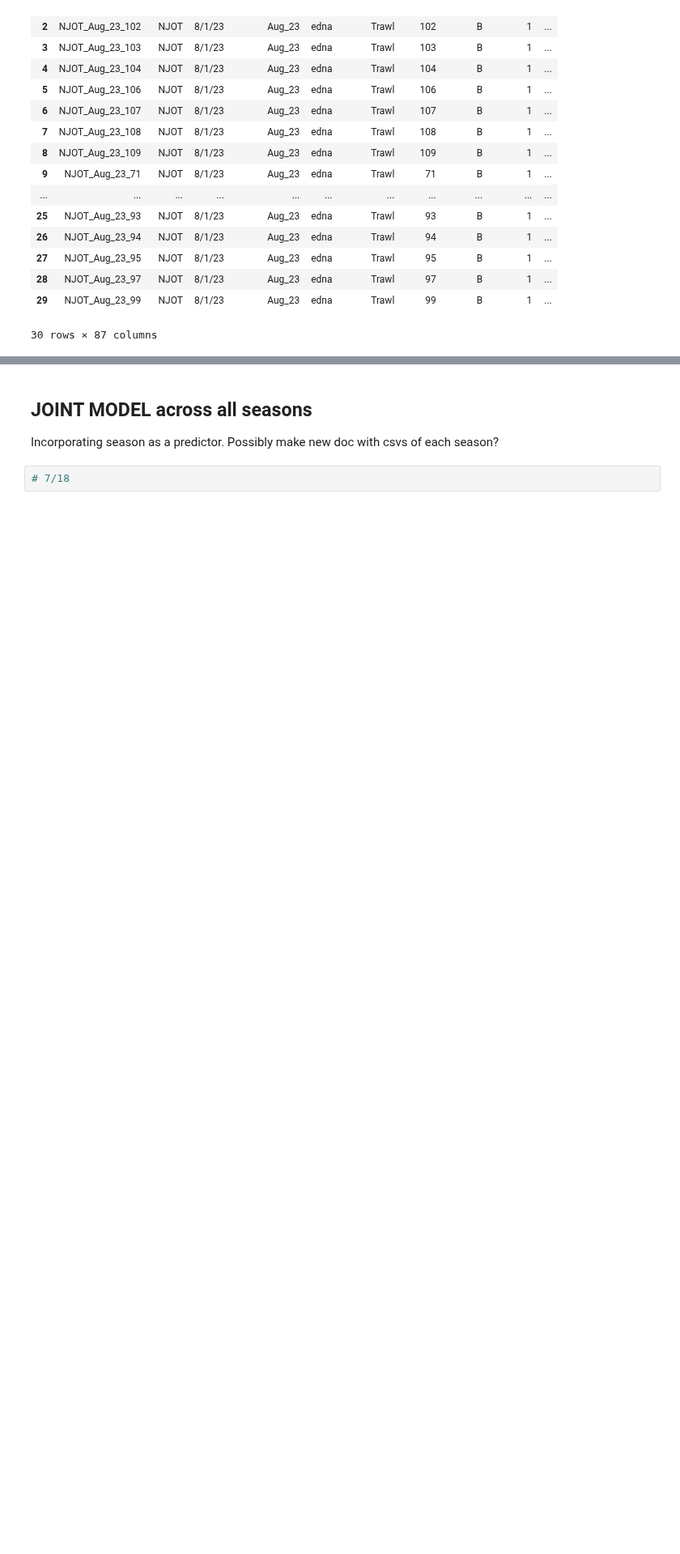
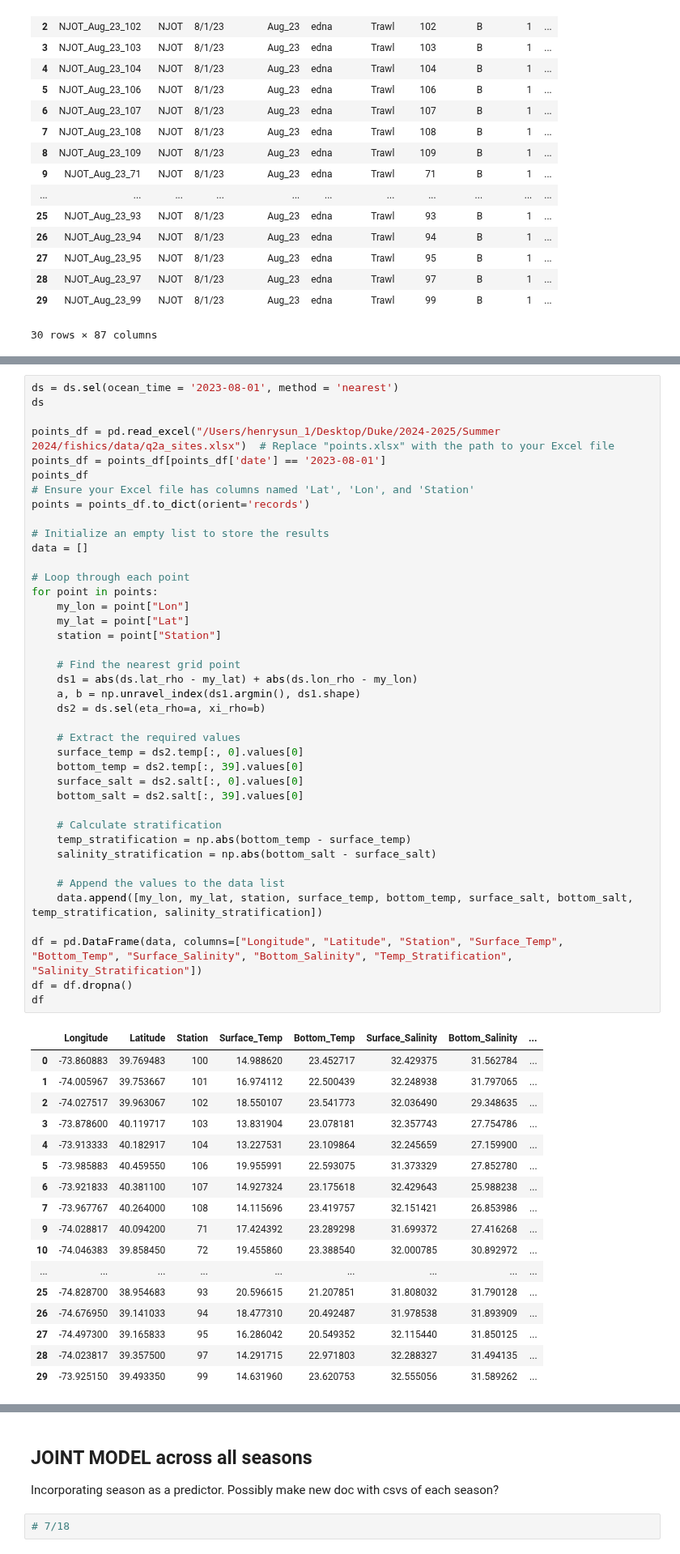
Before and after one commit to henrysun9074/fishics, a Jupyter notebook: models/q2a_seasons.ipynb, the cells around one changed output, grey strips where cells are left out. Shown at 81% size. Saved outputs shown, nothing was run; the diff lists cells and outputs as text; blank space fills up the shorter version.

```diff
--- a/models/q2a_seasons.ipynb
+++ b/models/q2a_seasons.ipynb
@@ -297,0 +316,58 @@ ds
+# %%
+ds = ds.sel(ocean_time = '2023-08-01', method = 'nearest')
+ds
+
+points_df = pd.read_excel("/Users/henrysun_1/Desktop/Duke/2024-2025/Summer 2024/fishics/data/q2a_sites.xlsx")  # Replace "points.xlsx" with the path to your Excel file
+points_df = points_df[points_df['date'] == '2023-08-01']
+points_df
+# Ensure your Excel file has columns named 'Lat', 'Lon', and 'Station'
+points = points_df.to_dict(orient='records')
+
+# Initialize an empty list to store the results
+data = []
+
+# Loop through each point
+for point in points:
+    my_lon = point["Lon"]
+    my_lat = point["Lat"]
+    station = point["Station"]
+
+    # Find the nearest grid point
+    ds1 = abs(ds.lat_rho - my_lat) + abs(ds.lon_rho - my_lon)
+    a, b = np.unravel_index(ds1.argmin(), ds1.shape)
+    ds2 = ds.sel(eta_rho=a, xi_rho=b)
+
+    # Extract the required values
+    surface_temp = ds2.temp[:, 0].values[0]
+    bottom_temp = ds2.temp[:, 39].values[0]
+    surface_salt = ds2.salt[:, 0].values[0]
+    bottom_salt = ds2.salt[:, 39].values[0]
+
+    # Calculate stratification
+    temp_stratification = np.abs(bottom_temp - surface_temp)
+    salinity_stratification = np.abs(bottom_salt - surface_salt)
+
+    # Append the values to the data list
+    data.append([my_lon, my_lat, station, surface_temp, bottom_temp, surface_salt, bottom_salt, temp_stratification, salinity_stratification])
+
+df = pd.DataFrame(data, columns=["Longitude", "Latitude", "Station", "Surface_Temp", "Bottom_Temp", "Surface_Salinity", "Bottom_Salinity", "Temp_Stratification", "Salinity_Stratification"])
+df = df.dropna()
+df
+# %% [output]
+|  | Longitude | Latitude | Station | Surface_Temp | Bottom_Temp | Surface_Salinity | Bottom_Salinity | ... |
+| 0 | -73.860883 | 39.769483 | 100 | 14.988620 | 23.452717 | 32.429375 | 31.562784 | ... |
+| 1 | -74.005967 | 39.753667 | 101 | 16.974112 | 22.500439 | 32.248938 | 31.797065 | ... |
+| 2 | -74.027517 | 39.963067 | 102 | 18.550107 | 23.541773 | 32.036490 | 29.348635 | ... |
+| 3 | -73.878600 | 40.119717 | 103 | 13.831904 | 23.078181 | 32.357743 | 27.754786 | ... |
+| 4 | -73.913333 | 40.182917 | 104 | 13.227531 | 23.109864 | 32.245659 | 27.159900 | ... |
+| 5 | -73.985883 | 40.459550 | 106 | 19.955991 | 22.593075 | 31.373329 | 27.852780 | ... |
+| 6 | -73.921833 | 40.381100 | 107 | 14.927324 | 23.175618 | 32.429643 | 25.988238 | ... |
+| 7 | -73.967767 | 40.264000 | 108 | 14.115696 | 23.419757 | 32.151421 | 26.853986 | ... |
+| 9 | -74.028817 | 40.094200 | 71 | 17.424392 | 23.289298 | 31.699372 | 27.416268 | ... |
+| 10 | -74.046383 | 39.858450 | 72 | 19.455860 | 23.388540 | 32.000785 | 30.892972 | ... |
+| ... | ... | ... | ... | ... | ... | ... | ... | ... |
+| 25 | -74.828700 | 38.954683 | 93 | 20.596615 | 21.207851 | 31.808032 | 31.790128 | ... |
+| 26 | -74.676950 | 39.141033 | 94 | 18.477310 | 20.492487 | 31.978538 | 31.893909 | ... |
+| 27 | -74.497300 | 39.165833 | 95 | 16.286042 | 20.549352 | 32.115440 | 31.850125 | ... |
+| 28 | -74.023817 | 39.357500 | 97 | 14.291715 | 22.971803 | 32.288327 | 31.494135 | ... |
+| 29 | -73.925150 | 39.493350 | 99 | 14.631960 | 23.620753 | 32.555056 | 31.589262 | ... |
```
Also changed, not shown: parts of 4 cells of this notebook.
